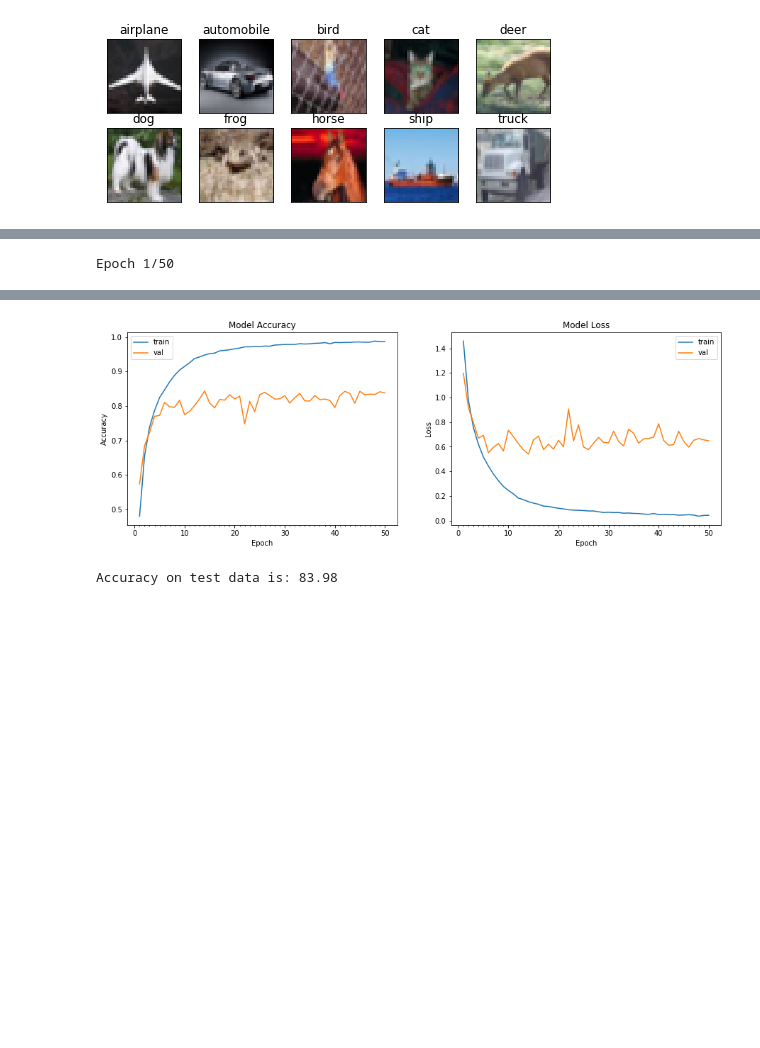
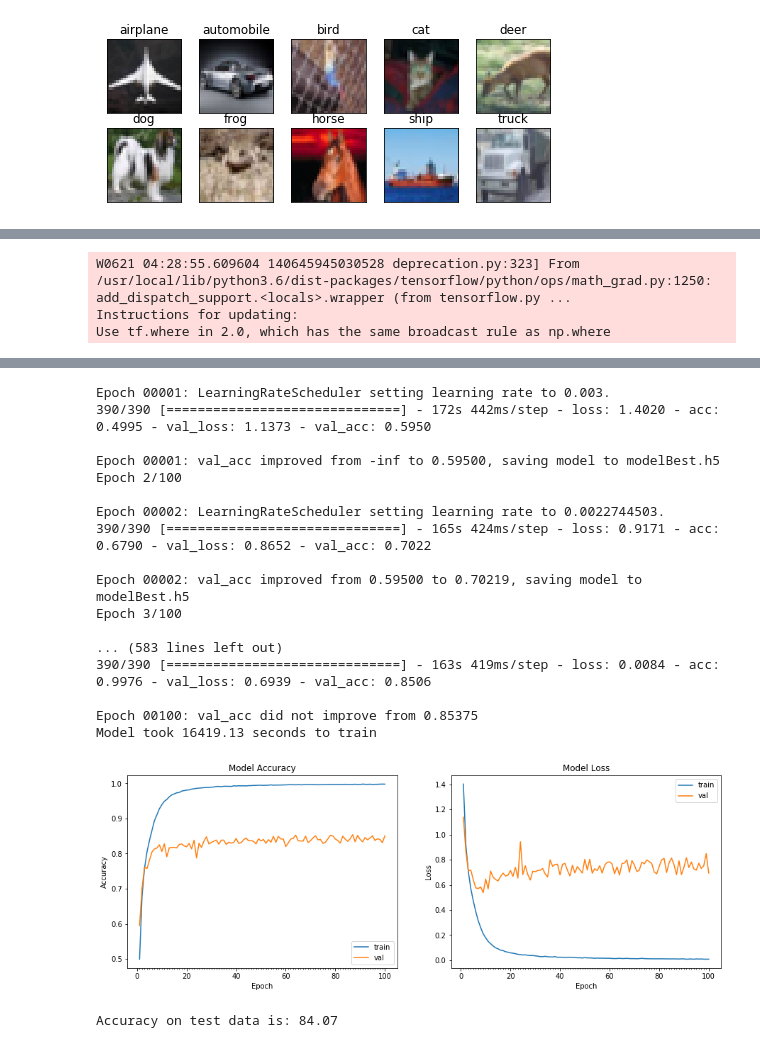
Before and after one commit to Curiousss/EVA, a Jupyter notebook: Assignment7/Assignment7.ipynb, the cells around one changed output, grey strips where cells are left out. Cells and saved outputs as stored; diff of their text form; code cells hidden in the pictures; blank space fills up the shorter version.

Commit message:
100epochs

```diff
--- a/Assignment7/Assignment7.ipynb
+++ b/Assignment7/Assignment7.ipynb
@@ -215,0 +232,9 @@ ________________________________________________________________________________
+# %%
+from keras.callbacks import LearningRateScheduler, ModelCheckpoint
+def scheduler(epoch, lr):
+  return round(0.003 * 1/(1 + 0.319 * epoch), 10)
+
+checkpoint = ModelCheckpoint('modelBest.h5', verbose=1, monitor='val_acc',save_best_only=True, mode='auto')
+
+# Compile the model
+model.compile(optimizer='adam', loss='categorical_crossentropy', metrics=['accuracy'])
@@ -230,7 +257,8 @@ start = time.time()
 # Train the model
 model_info = model.fit_generator(datagen.flow(train_features, train_labels, batch_size = 128),
                                  samples_per_epoch = train_features.shape[0], nb_epoch = 100,
-                                 validation_data = testgen.flow(test_features, test_labels), validation_steps=100, verbose=1)
+                                 validation_data = testgen.flow(test_features, test_labels), validation_steps=100, verbose=1,
+                                 callbacks=[LearningRateScheduler(scheduler, verbose=1), checkpoint])
 end = time.time()
 print ("Model took %0.2f seconds to train"%(end - start))
 # plot model history
@@ -238,4 +266,6 @@ plot_model_history(model_info)
 # compute test accuracy
 print ("Accuracy on test data is: %0.2f"%accuracy(test_features, test_labels, model))
 # %% [output]
-Epoch 1/50
+W0621 04:28:55.609604 140645945030528 deprecation.py:323] From /usr/local/lib/python3.6/dist-packages/tensorflow/python/ops/math_grad.py:1250: add_dispatch_support.<locals>.wrapper (from tensorflow.py ...
+Instructions for updating:
+Use tf.where in 2.0, which has the same broadcast rule as np.where
@@ -259,2 +273,19 @@ Model took 3805.40 seconds to train
+Epoch 00001: LearningRateScheduler setting learning rate to 0.003.
+390/390 [==============================] - 172s 442ms/step - loss: 1.4020 - acc: 0.4995 - val_loss: 1.1373 - val_acc: 0.5950
+
+Epoch 00001: val_acc improved from -inf to 0.59500, saving model to modelBest.h5
+Epoch 2/100
+
+Epoch 00002: LearningRateScheduler setting learning rate to 0.0022744503.
+390/390 [==============================] - 165s 424ms/step - loss: 0.9171 - acc: 0.6790 - val_loss: 0.8652 - val_acc: 0.7022
+
+Epoch 00002: val_acc improved from 0.59500 to 0.70219, saving model to modelBest.h5
+Epoch 3/100
+
+... (583 lines left out)
+390/390 [==============================] - 163s 419ms/step - loss: 0.0084 - acc: 0.9976 - val_loss: 0.6939 - val_acc: 0.8506
+
+Epoch 00100: val_acc did not improve from 0.85375
+Model took 16419.13 seconds to train
-[figure, old version]
+[figure, new version]
-Accuracy on test data is: 83.98
+Accuracy on test data is: 84.07
```
Also changed, not shown: parts of 6 cells of this notebook.
